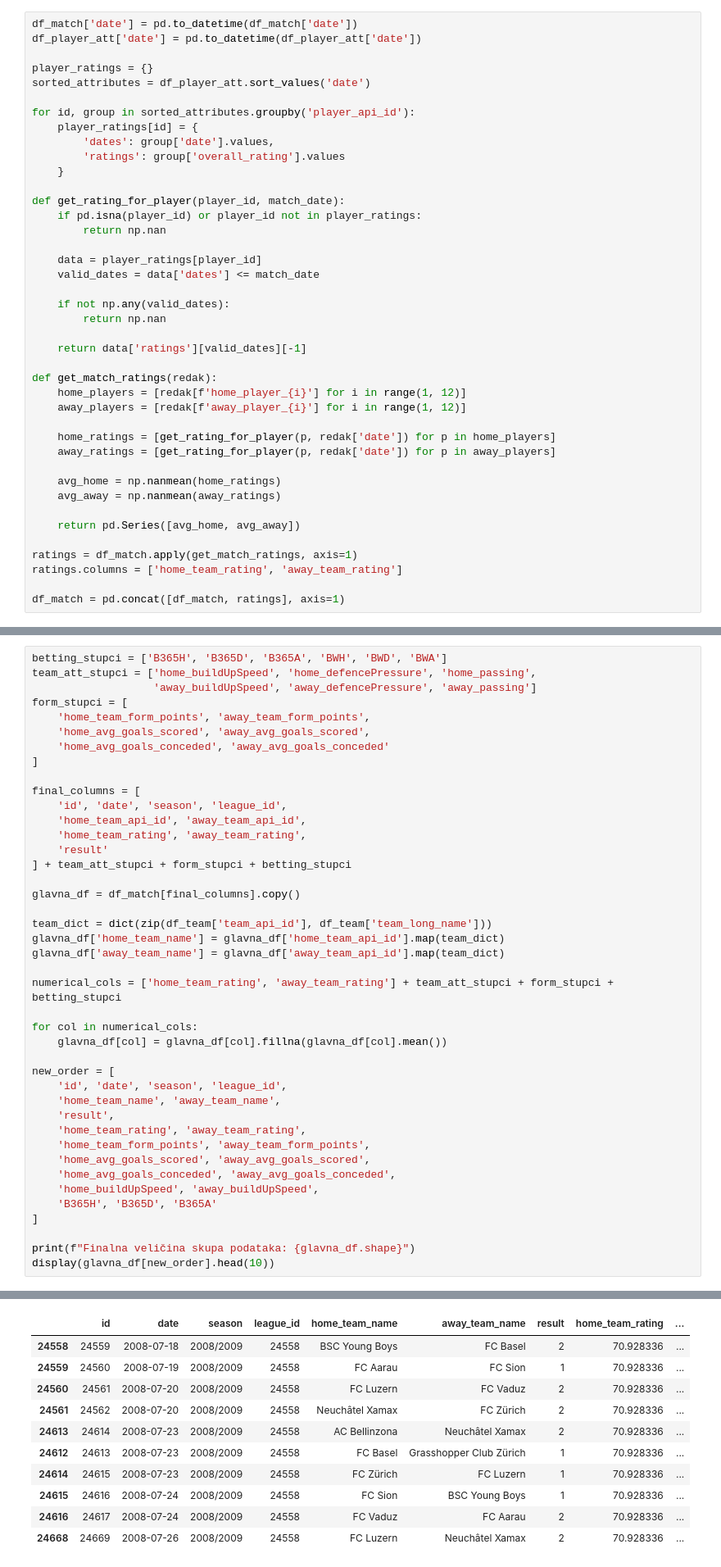
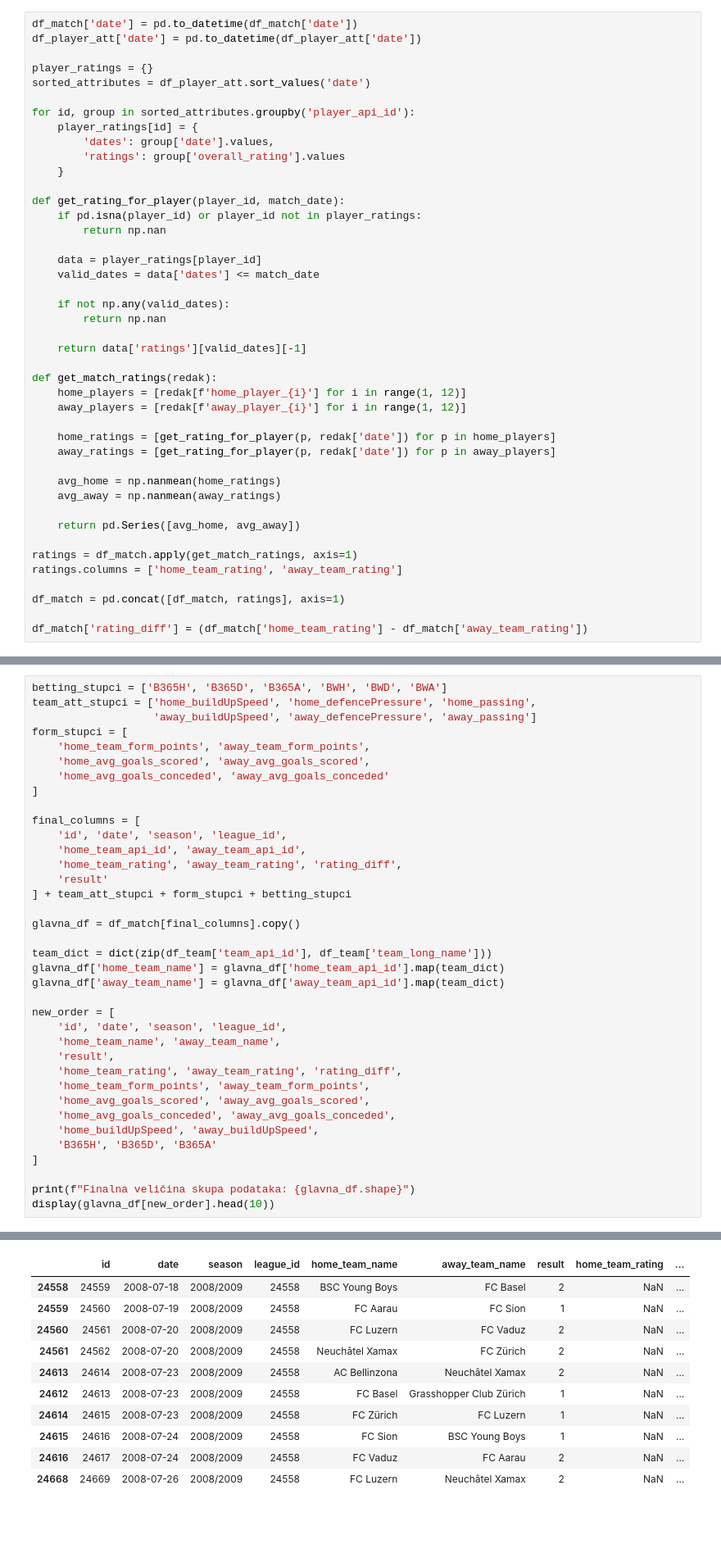
Before and after one commit to as547777/Neural-Networks-Football-Match-Prediction, a Jupyter notebook: Predviđanje ishoda nogometnih utakmica.ipynb, the cells around one changed output, grey strips where cells are left out. Shown at 82% size. Saved outputs shown, nothing was run; the diff lists cells and outputs as text; blank space fills up the shorter version.

```diff
--- a/Predviđanje ishoda nogometnih utakmica.ipynb
+++ b/Predviđanje ishoda nogometnih utakmica.ipynb
@@ -237,6 +237,8 @@ ratings = df_match.apply(get_match_ratings, axis=1)
 ratings.columns = ['home_team_rating', 'away_team_rating']
 
 df_match = pd.concat([df_match, ratings], axis=1)
+
+df_match['rating_diff'] = (df_match['home_team_rating'] - df_match['away_team_rating'])
 # %% [markdown]
 ### 2.4.3. Spajanje atributa timova
 
@@ -393,7 +395,7 @@ form_stupci = [
 final_columns = [
     'id', 'date', 'season', 'league_id',
     'home_team_api_id', 'away_team_api_id',
-    'home_team_rating', 'away_team_rating',
+    'home_team_rating', 'away_team_rating', 'rating_diff',
     'result'
 ] + team_att_stupci + form_stupci + betting_stupci
 
@@ -403,16 +405,11 @@ team_dict = dict(zip(df_team['team_api_id'], df_team['team_long_name']))
 glavna_df['home_team_name'] = glavna_df['home_team_api_id'].map(team_dict)
 glavna_df['away_team_name'] = glavna_df['away_team_api_id'].map(team_dict)
 
-numerical_cols = ['home_team_rating', 'away_team_rating'] + team_att_stupci + form_stupci + betting_stupci
-
-for col in numerical_cols:
-    glavna_df[col] = glavna_df[col].fillna(glavna_df[col].mean())
-
 new_order = [
     'id', 'date', 'season', 'league_id',
     'home_team_name', 'away_team_name',
     'result',
-    'home_team_rating', 'away_team_rating',
+    'home_team_rating', 'away_team_rating', 'rating_diff',
     'home_team_form_points', 'away_team_form_points',
     'home_avg_goals_scored', 'away_avg_goals_scored',
     'home_avg_goals_conceded', 'away_avg_goals_conceded',
@@ -427,11 +424,11 @@ Finalna veličina skupa podataka: (25979, 29)
 |  | id | date | season | league_id | home_team_name | away_team_name | result | home_team_rating | ... |
-| 24558 | 24559 | 2008-07-18 | 2008/2009 | 24558 | BSC Young Boys | FC Basel | 2 | 70.928336 | ... |
-| 24559 | 24560 | 2008-07-19 | 2008/2009 | 24558 | FC Aarau | FC Sion | 1 | 70.928336 | ... |
-| 24560 | 24561 | 2008-07-20 | 2008/2009 | 24558 | FC Luzern | FC Vaduz | 2 | 70.928336 | ... |
-| 24561 | 24562 | 2008-07-20 | 2008/2009 | 24558 | Neuchâtel Xamax | FC Zürich | 2 | 70.928336 | ... |
-| 24613 | 24614 | 2008-07-23 | 2008/2009 | 24558 | AC Bellinzona | Neuchâtel Xamax | 2 | 70.928336 | ... |
-| 24612 | 24613 | 2008-07-23 | 2008/2009 | 24558 | FC Basel | Grasshopper Club Zürich | 1 | 70.928336 | ... |
-| 24614 | 24615 | 2008-07-23 | 2008/2009 | 24558 | FC Zürich | FC Luzern | 1 | 70.928336 | ... |
-| 24615 | 24616 | 2008-07-24 | 2008/2009 | 24558 | FC Sion | BSC Young Boys | 1 | 70.928336 | ... |
-| 24616 | 24617 | 2008-07-24 | 2008/2009 | 24558 | FC Vaduz | FC Aarau | 2 | 70.928336 | ... |
-| 24668 | 24669 | 2008-07-26 | 2008/2009 | 24558 | FC Luzern | Neuchâtel Xamax | 2 | 70.928336 | ... |
+| 24558 | 24559 | 2008-07-18 | 2008/2009 | 24558 | BSC Young Boys | FC Basel | 2 | NaN | ... |
+| 24559 | 24560 | 2008-07-19 | 2008/2009 | 24558 | FC Aarau | FC Sion | 1 | NaN | ... |
+| 24560 | 24561 | 2008-07-20 | 2008/2009 | 24558 | FC Luzern | FC Vaduz | 2 | NaN | ... |
+| 24561 | 24562 | 2008-07-20 | 2008/2009 | 24558 | Neuchâtel Xamax | FC Zürich | 2 | NaN | ... |
+| 24613 | 24614 | 2008-07-23 | 2008/2009 | 24558 | AC Bellinzona | Neuchâtel Xamax | 2 | NaN | ... |
+| 24612 | 24613 | 2008-07-23 | 2008/2009 | 24558 | FC Basel | Grasshopper Club Zürich | 1 | NaN | ... |
+| 24614 | 24615 | 2008-07-23 | 2008/2009 | 24558 | FC Zürich | FC Luzern | 1 | NaN | ... |
+| 24615 | 24616 | 2008-07-24 | 2008/2009 | 24558 | FC Sion | BSC Young Boys | 1 | NaN | ... |
+| 24616 | 24617 | 2008-07-24 | 2008/2009 | 24558 | FC Vaduz | FC Aarau | 2 | NaN | ... |
+| 24668 | 24669 | 2008-07-26 | 2008/2009 | 24558 | FC Luzern | Neuchâtel Xamax | 2 | NaN | ... |
```
Also changed, not shown: parts of 16 cells of this notebook.
